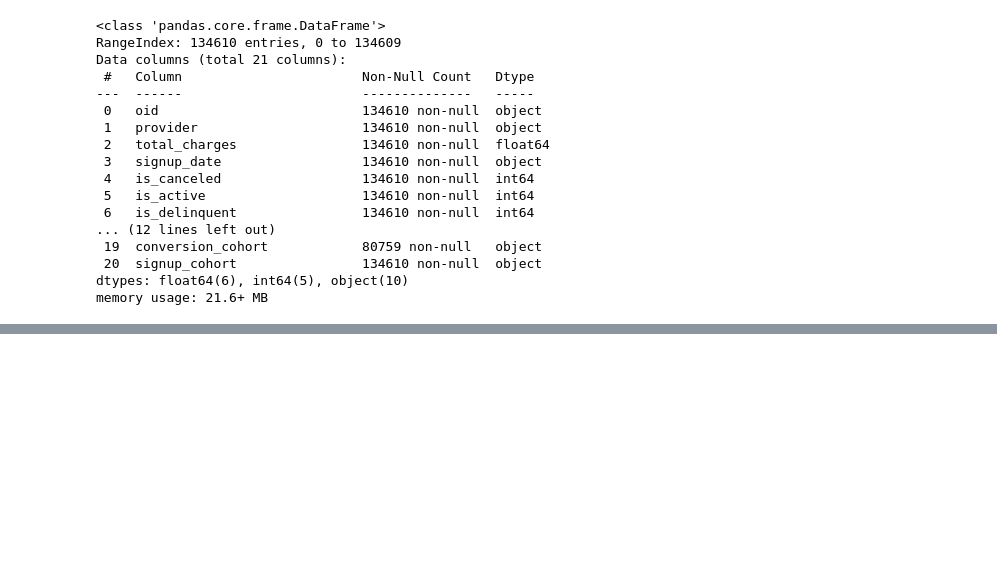
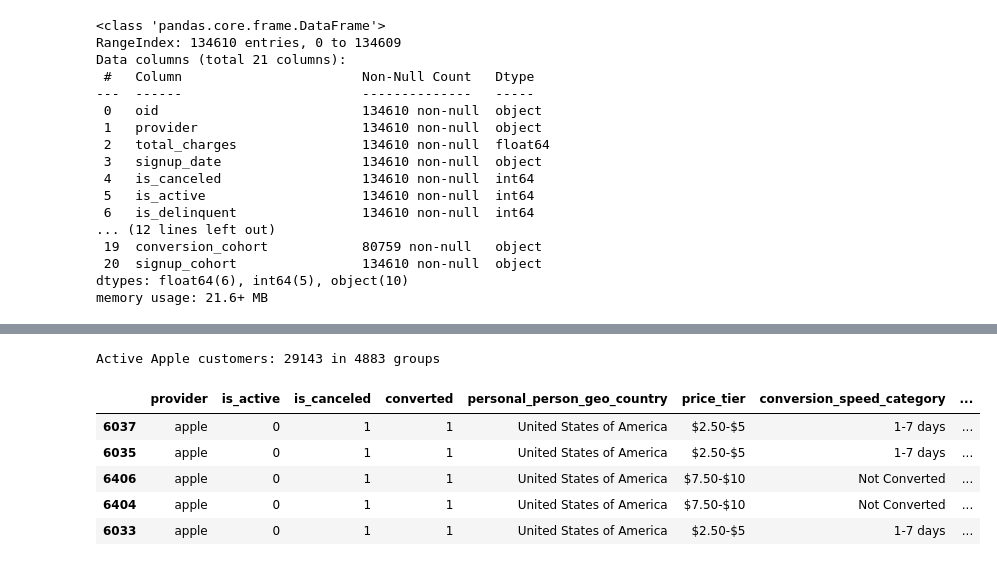
Before and after one commit to ConorJamesLeahy/retention_analysis_CJL, a Jupyter notebook: 3_Grouped_Views.ipynb, the cells around one changed output, grey strips where cells are left out. Drawn from its saved outputs; the diff is of its cells as text; code cells hidden in the pictures; blank space fills up the shorter version.

```diff
--- a/3_Grouped_Views.ipynb
+++ b/3_Grouped_Views.ipynb
@@ -204,0 +221,13 @@ KeyError: 'provider'
+# %%
+# Example: Filter to only active customers for a specific provider
+canceled_apple = grouped_df[(grouped_df['provider'] == 'apple') & (grouped_df['is_canceled'] == 1)]
+print(f"\nActive Apple customers: {canceled_apple['customer_count'].sum()} in {len(canceled_apple)} groups")
+display(canceled_apple.head(5))
+# %% [output]
+Active Apple customers: 29143 in 4883 groups
+|  | provider | is_active | is_canceled | converted | personal_person_geo_country | price_tier | conversion_speed_category | ... |
+| 6037 | apple | 0 | 1 | 1 | United States of America | $2.50-$5 | 1-7 days | ... |
+| 6035 | apple | 0 | 1 | 1 | United States of America | $2.50-$5 | 1-7 days | ... |
+| 6406 | apple | 0 | 1 | 1 | United States of America | $7.50-$10 | Not Converted | ... |
+| 6404 | apple | 0 | 1 | 1 | United States of America | $7.50-$10 | Not Converted | ... |
+| 6033 | apple | 0 | 1 | 1 | United States of America | $2.50-$5 | 1-7 days | ... |
```
Also changed, not shown: parts of 8 cells of this notebook, 6 other files.
